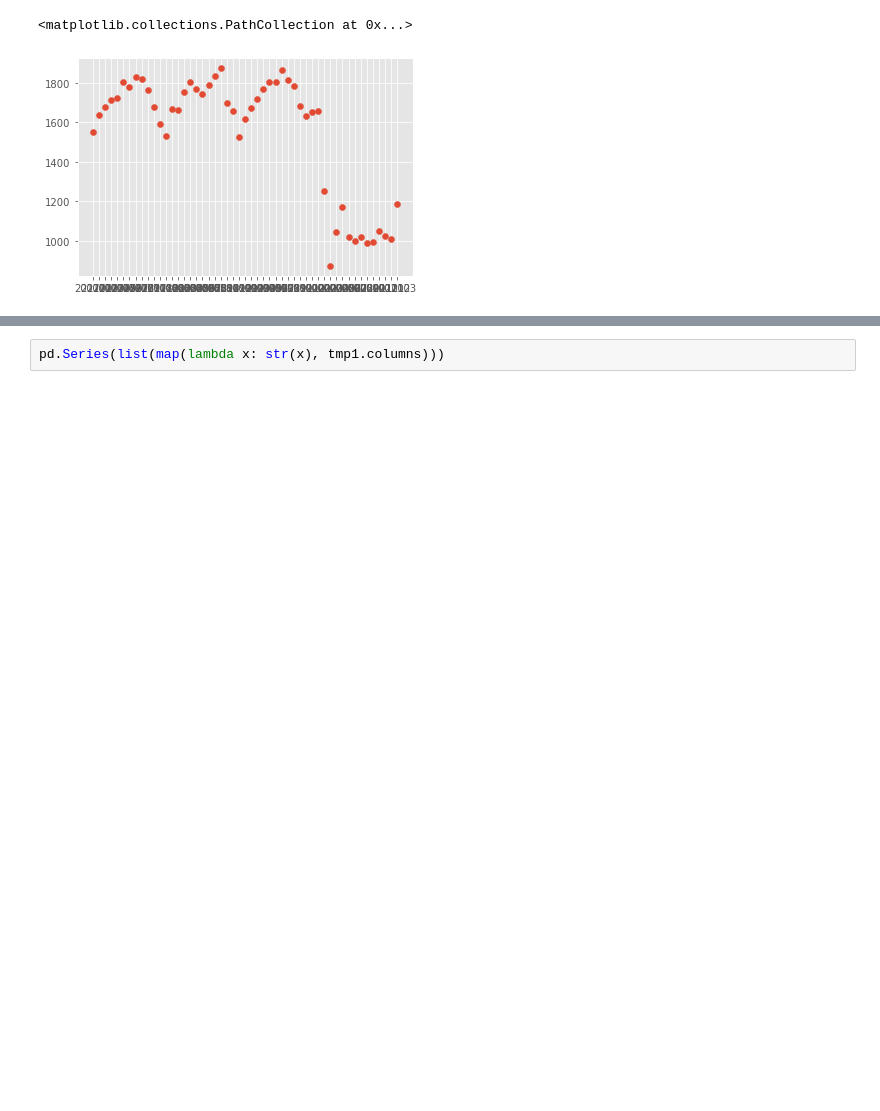
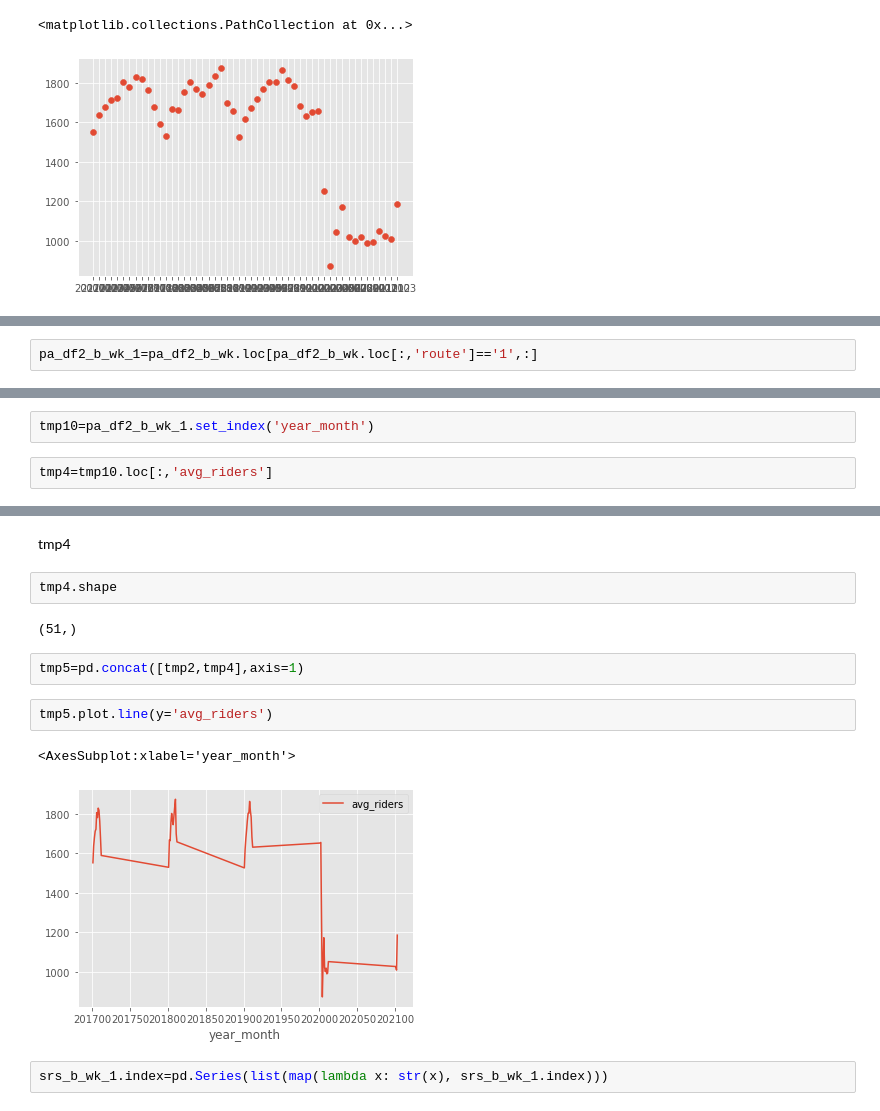
Before and after one commit to gopalsharath/pitt-bus-ridership, a Jupyter notebook: Project 1 Sharath.v1.ipynb, the cells around one changed output, grey strips where cells are left out. Saved outputs shown, nothing was run; the diff lists cells and outputs as text; blank space fills up the shorter version.

Commit message:
Final code to read csv file and create tables and graphs

```diff
--- a/Project 1 Sharath.v1.ipynb
+++ b/Project 1 Sharath.v1.ipynb
@@ -786,0 +807,2 @@ plt.scatter(x=pd.Series(list(map(lambda x: str(x), tmp1.columns))),y=tmp1.iloc[1
+# %%
+pa_df2_b_wk_1=pa_df2_b_wk.loc[pa_df2_b_wk.loc[:,'route']=='1',:]
@@ -786,0 +853,4 @@ plt.scatter(x=pd.Series(list(map(lambda x: str(x), tmp1.columns))),y=tmp1.iloc[1
+# %%
+tmp10=pa_df2_b_wk_1.set_index('year_month')
+# %%
+tmp4=tmp10.loc[:,'avg_riders']
@@ -787,2 +879,15 @@ plt.scatter(x=pd.Series(list(map(lambda x: str(x), tmp1.columns))),y=tmp1.iloc[1
+# %% [markdown]
+tmp4
+# %%
+tmp4.shape
+# %% [output]
+(51,)
+# %%
+tmp5=pd.concat([tmp2,tmp4],axis=1)
+# %%
+tmp5.plot.line(y='avg_riders')
+# %% [output]
+<AxesSubplot:xlabel='year_month'>
+[figure, added]
 # %%
-pd.Series(list(map(lambda x: str(x), tmp1.columns)))
+srs_b_wk_1.index=pd.Series(list(map(lambda x: str(x), srs_b_wk_1.index)))
```
Also changed, not shown: parts of 43 cells of this notebook, 2 other files.
